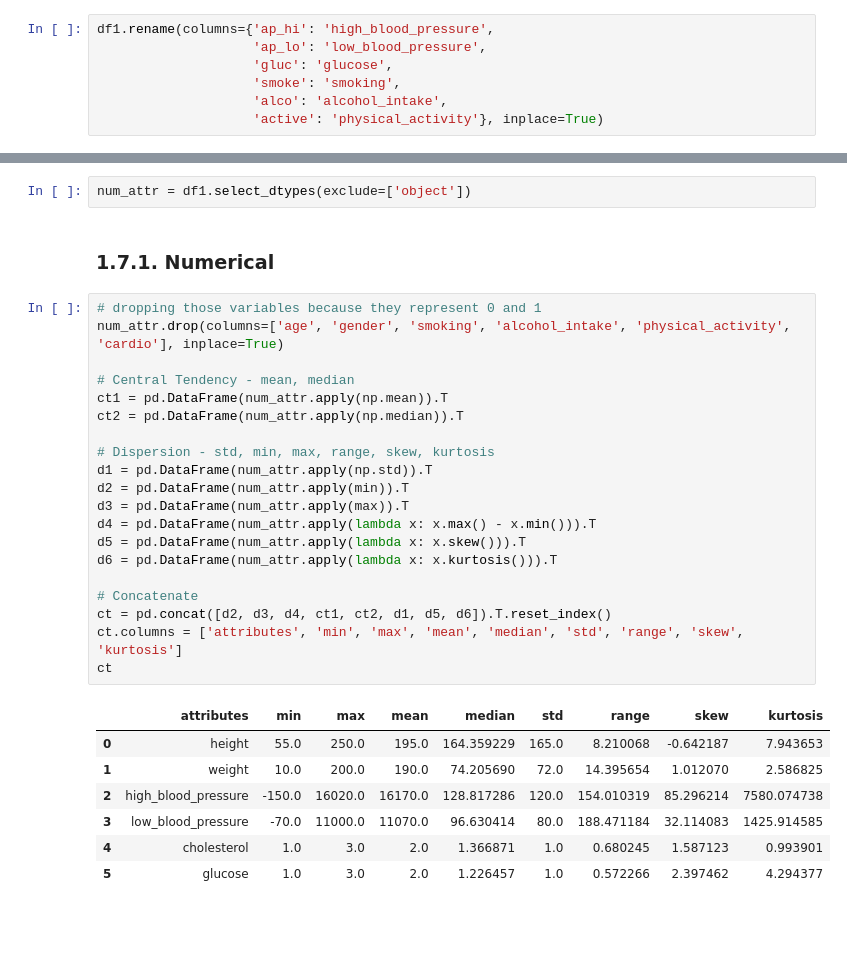
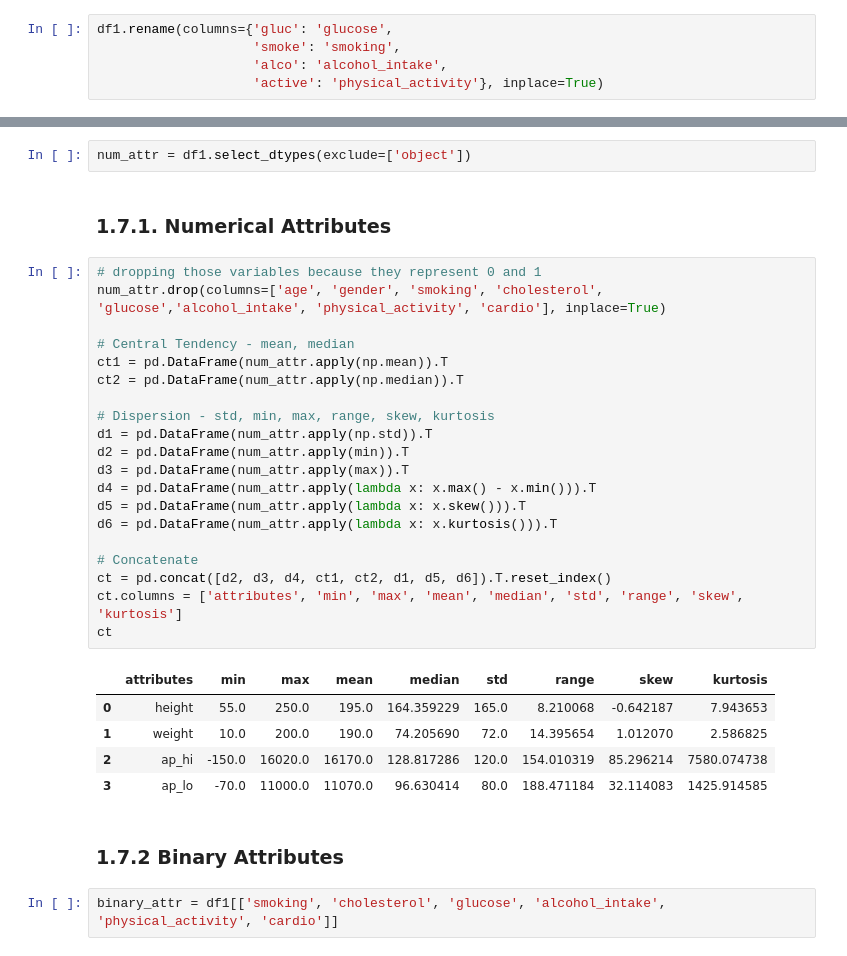
Before and after one commit to emidiovaleretto/cardio-catch-diseases, a Jupyter notebook: Cardio_Catch_Diseases.ipynb, the cells around one changed output, grey strips where cells are left out. Drawn from its saved outputs; the diff is of its cells as text; blank space fills up the shorter version.

```diff
--- a/Cardio_Catch_Diseases.ipynb
+++ b/Cardio_Catch_Diseases.ipynb
@@ -259,9 +259,7 @@ df1['height'] = df1['height'].astype('float64')
 # %% [markdown]
 ## 1.6. Rename Columns
 # %%
-df1.rename(columns={'ap_hi': 'high_blood_pressure',
-                    'ap_lo': 'low_blood_pressure',
-                    'gluc': 'glucose',
+df1.rename(columns={'gluc': 'glucose',
                     'smoke': 'smoking',
                     'alco': 'alcohol_intake',
                     'active': 'physical_activity'}, inplace=True)
@@ -277,32 +268,34 @@ Index(['id', 'age', 'gender', 'height', 'weight', 'high_blood_pressure',
 # %%
 num_attr = df1.select_dtypes(exclude=['object'])
 # %% [markdown]
-### 1.7.1. Numerical
+### 1.7.1. Numerical Attributes
 # %%
 # dropping those variables because they represent 0 and 1
-num_attr.drop(columns=['age', 'gender', 'smoking', 'alcohol_intake', 'physical_activity', 'cardio'], inplace=True)
+num_attr.drop(columns=['age', 'gender', 'smoking', 'cholesterol', 'glucose','alcohol_intake', 'physical_activity', 'cardio'], inplace=True)
 
 # Central Tendency - mean, median
 ct1 = pd.DataFrame(num_attr.apply(np.mean)).T
 ct2 = pd.DataFrame(num_attr.apply(np.median)).T
 
 # Dispersion - std, min, max, range, skew, kurtosis
 d1 = pd.DataFrame(num_attr.apply(np.std)).T
 d2 = pd.DataFrame(num_attr.apply(min)).T
 d3 = pd.DataFrame(num_attr.apply(max)).T
 d4 = pd.DataFrame(num_attr.apply(lambda x: x.max() - x.min())).T
 d5 = pd.DataFrame(num_attr.apply(lambda x: x.skew())).T
 d6 = pd.DataFrame(num_attr.apply(lambda x: x.kurtosis())).T
 
 # Concatenate
 ct = pd.concat([d2, d3, d4, ct1, ct2, d1, d5, d6]).T.reset_index()
 ct.columns = ['attributes', 'min', 'max', 'mean', 'median', 'std', 'range', 'skew', 'kurtosis']
 ct
 # %% [output]
 |  | attributes | min | max | mean | median | std | range | skew | kurtosis |
 | 0 | height | 55.0 | 250.0 | 195.0 | 164.359229 | 165.0 | 8.210068 | -0.642187 | 7.943653 |
 | 1 | weight | 10.0 | 200.0 | 190.0 | 74.205690 | 72.0 | 14.395654 | 1.012070 | 2.586825 |
-| 2 | high_blood_pressure | -150.0 | 16020.0 | 16170.0 | 128.817286 | 120.0 | 154.010319 | 85.296214 | 7580.074738 |
-| 3 | low_blood_pressure | -70.0 | 11000.0 | 11070.0 | 96.630414 | 80.0 | 188.471184 | 32.114083 | 1425.914585 |
-| 4 | cholesterol | 1.0 | 3.0 | 2.0 | 1.366871 | 1.0 | 0.680245 | 1.587123 | 0.993901 |
-| 5 | glucose | 1.0 | 3.0 | 2.0 | 1.226457 | 1.0 | 0.572266 | 2.397462 | 4.294377 |
+| 2 | ap_hi | -150.0 | 16020.0 | 16170.0 | 128.817286 | 120.0 | 154.010319 | 85.296214 | 7580.074738 |
+| 3 | ap_lo | -70.0 | 11000.0 | 11070.0 | 96.630414 | 80.0 | 188.471184 | 32.114083 | 1425.914585 |
+# %% [markdown]
+### 1.7.2 Binary Attributes
+# %%
+binary_attr = df1[['smoking', 'cholesterol', 'glucose', 'alcohol_intake', 'physical_activity', 'cardio']]
```
Also changed, not shown: parts of 27 cells of this notebook.
